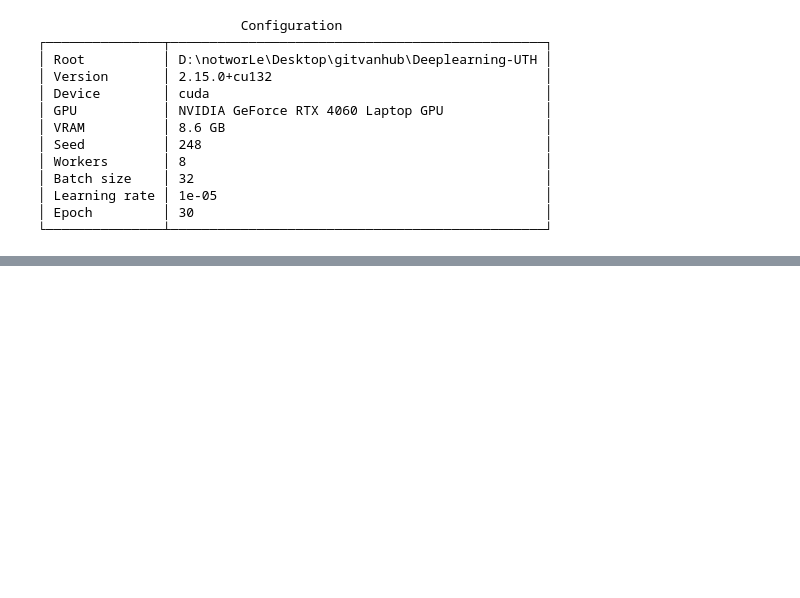
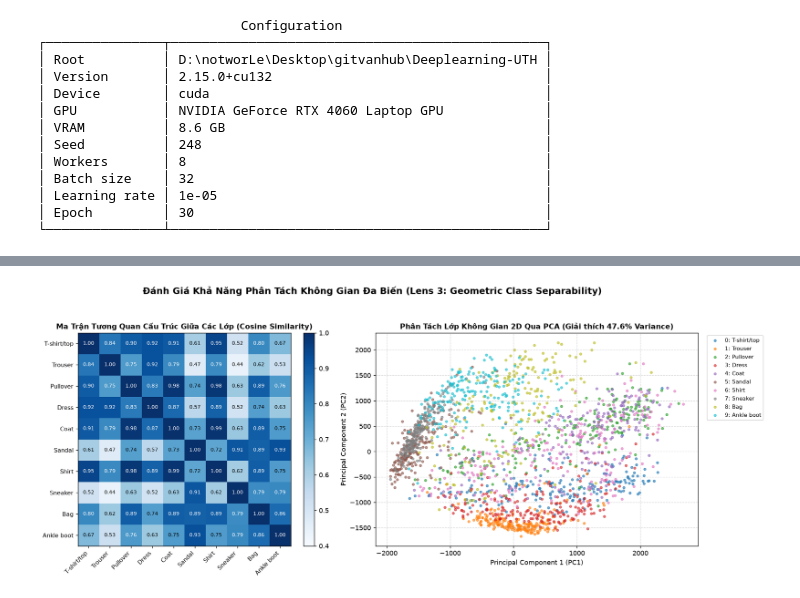
Before and after one commit to notworLe/Deeplearning-UTH, a Jupyter notebook: labs/lab1/vibe/01_dataset.ipynb, the cells around one changed output, grey strips where cells are left out. Cells and saved outputs as stored; diff of their text form; code cells hidden in the pictures; blank space fills up the shorter version.

```diff
--- a/labs/lab1/vibe/01_dataset.ipynb
+++ b/labs/lab1/vibe/01_dataset.ipynb
@@ -174,0 +290,10 @@ plt.show()
+# %%
+# Lấy mẫu ngẫu nhiên 2.000 điểm ảnh để chiếu giảm chiều PCA phục vụ khảo sát tương tác hình học
+sample_size = 2000
+sample_images  = raw_train.data[:sample_size]
+sample_targets = raw_train.targets[:sample_size]
+
+fig_sim_pca = eda_helpers.plot_interclass_similarity_and_pca(class_prototypes, sample_images, sample_targets)
+plt.show()
+# %% [output]
+[figure, added]
```
Also changed, not shown: parts of 31 cells of this notebook, 18 other files.
